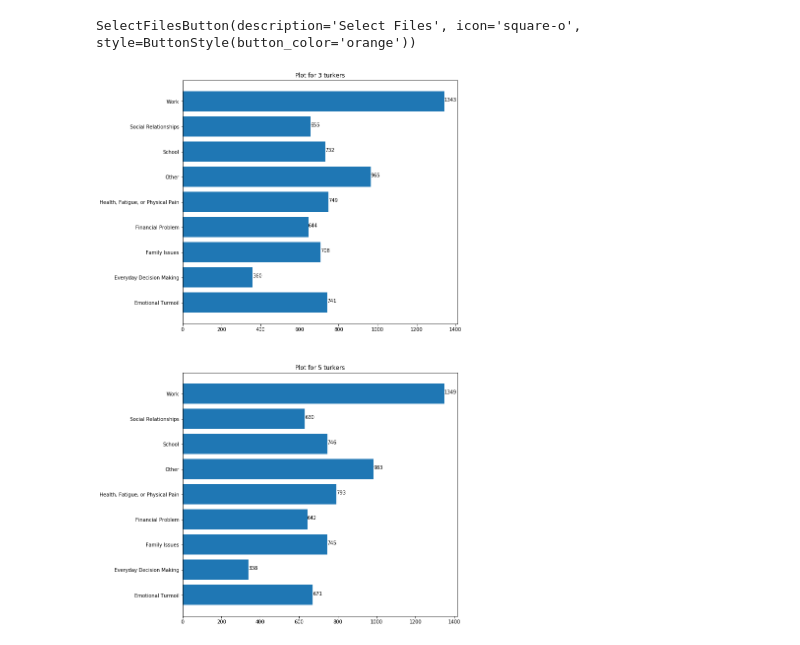
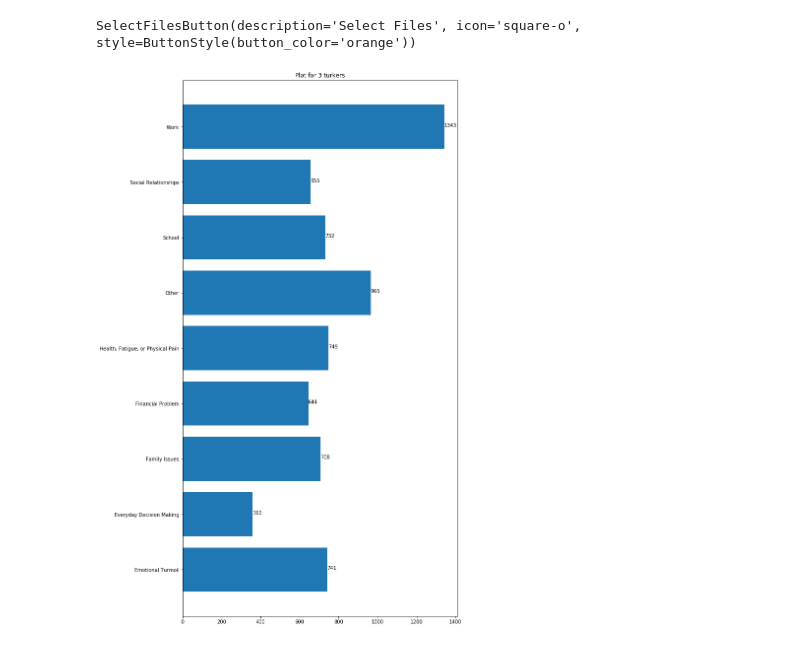
Before and after one commit to PervasiveWellbeingTech/Popbots-mTurk-HITS, a Jupyter notebook: mturk-automation/mturk_revised_analysis.ipynb, the cells around one changed output. Saved outputs shown, nothing was run; the diff lists cells and outputs as text; code cells hidden in the pictures.

```diff
--- a/mturk-automation/mturk_revised_analysis.ipynb
+++ b/mturk-automation/mturk_revised_analysis.ipynb
@@ -398,6 +400,6 @@ my_button
 SelectFilesButton(description='Select Files', icon='square-o', style=ButtonStyle(button_color='orange'))
 # %%
 # Make sure that the second argument parameter is a list. Even if it is one number, put it in brackets.
-mturk_analysis(my_button.files, [3, 5])
+mturk_analysis(my_button.files, [3])
 # %% [output]
-[figure, old version]
+[figure, new version]
```
Also changed, not shown: parts of 2 cells of this notebook, 1 other file.
